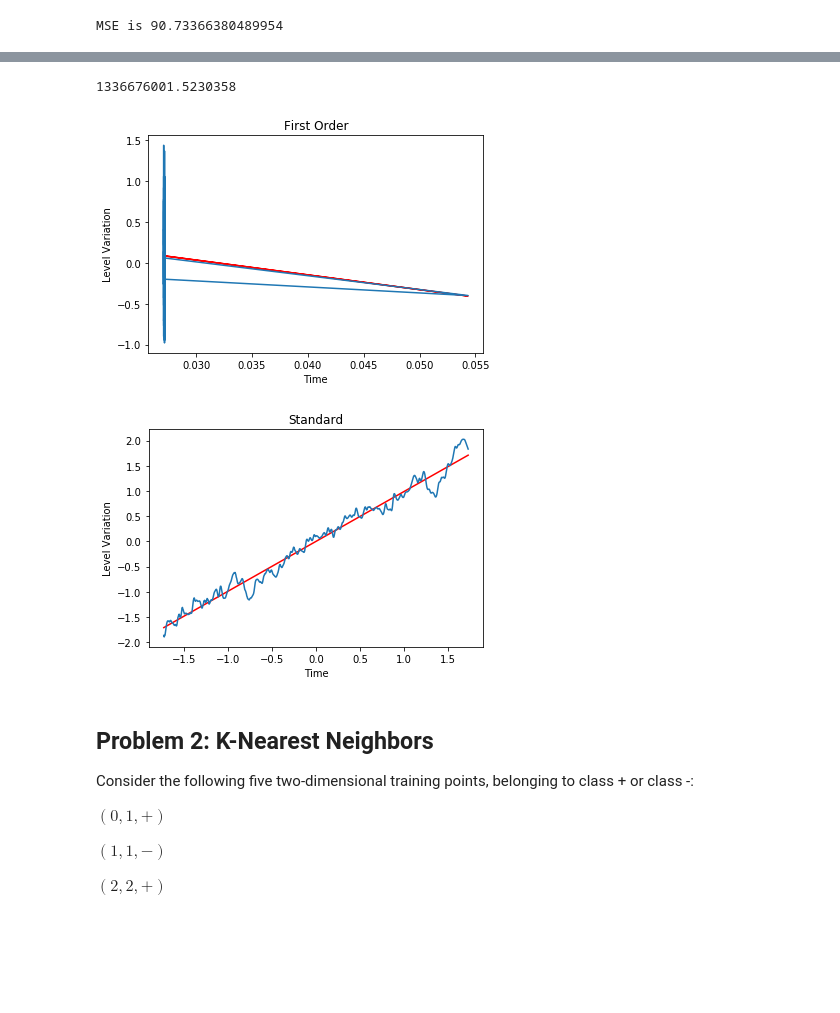
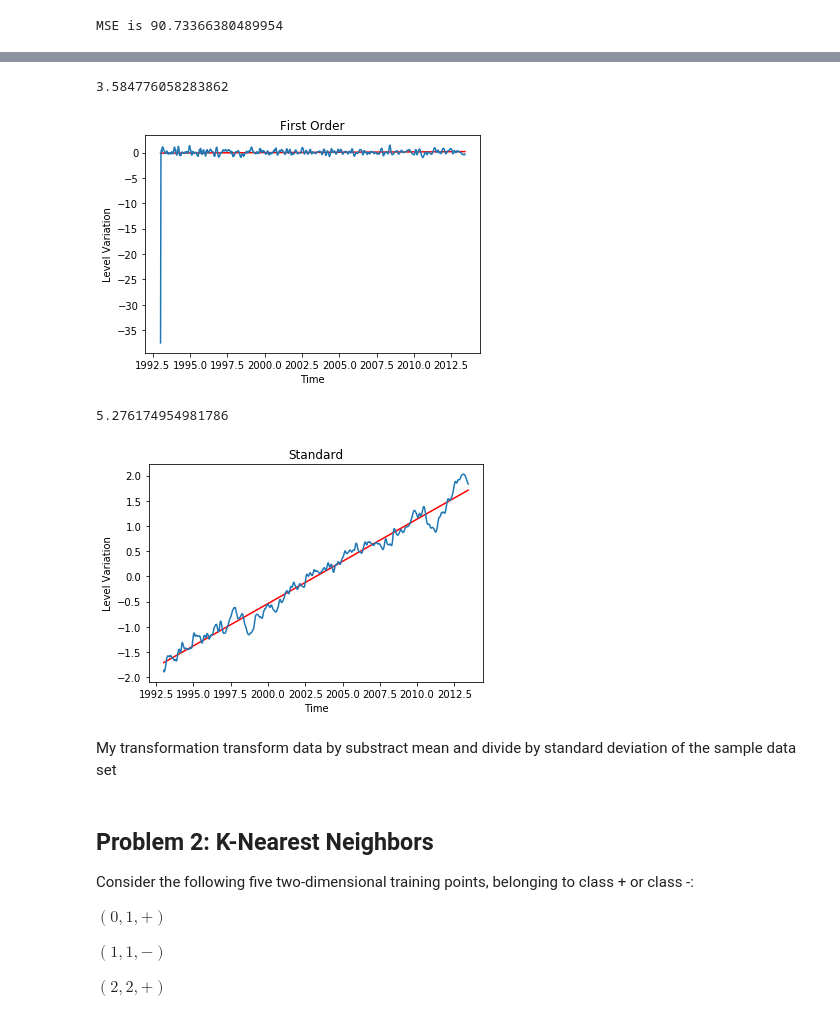
Before and after one commit to AtlasUnion/EC414, a Jupyter notebook: homework/hw3/EC414_HW3.ipynb, the cells around one changed output, grey strips where cells are left out. Drawn from its saved outputs; the diff is of its cells as text; code cells hidden in the pictures; blank space fills up the shorter version.

```diff
--- a/homework/hw3/EC414_HW3.ipynb
+++ b/homework/hw3/EC414_HW3.ipynb
@@ -214,42 +224,60 @@ MSE for window size fifteen is 114.27978357225277
 # %%
 # Part c - data transformations #
 # FIRST ORDER DIFFERENCING
-first_order_size = num_of_data - 1
-first_order_x_axis = np.zeros(first_order_size)
-first_order_y_axis = np.zeros(first_order_size)
+first_order_y_axis = np.zeros(num_of_data)
 
-for i in range(first_order_size):
-    first_order_x_axis[i] = x_axis[i+1] - x_axis[i]
-    first_order_y_axis[i] = y_axis[i+1] - y_axis[i]
-first_order_a, first_order_b = ols(first_order_x_axis, first_order_y_axis, first_order_size)
-y_first_order = first_order_a*first_order_x_axis + first_order_b
-convient_plot(first_order_x_axis, first_order_y_axis, y_first_order, "Time", "Level Variation", "First Order")
-# Repeat parts a and b for first order differencing
-MSE_first_order = calculate_MSE(first_order_a, first_order_b, x_axis_test, y_axis_test, num_of_data_test)
+for i in range(num_of_data-1):
+    first_order_y_axis[i+1] = y_axis[i+1] - y_axis[i]
+first_order_y_axis[0] = y_axis[0]
+# print(first_order_y_axis)
+first_order_a, first_order_b = ols(x_axis, first_order_y_axis, num_of_data)
+y_first_order = first_order_a*x_axis + first_order_b
+convient_plot(x_axis, first_order_y_axis, y_first_order, "Time", "Level Variation", "First Order")
+
+first_order_y_axis_test = np.zeros(num_of_data_test)
+
+for i in range(num_of_data_test-1):
+    first_order_y_axis_test[i+1] = y_axis_test[i+1] - y_axis_test[i]
+first_order_y_axis_test[0] = y_axis_test[0]
+
+MSE_first_order = calculate_MSE(first_order_a, first_order_b, x_axis_test, first_order_y_axis_test, num_of_data_test)
 print(MSE_first_order)
+# # Repeat parts a and b for first order differencing
+# MSE_first_order = calculate_MSE(first_order_a, first_order_b, x_axis_test, y_axis_test, num_of_data_test)
+# print(MSE_first_order)
 # %% [output]
-1336676001.5230358
+3.584776058283862
-[figure, old version]
+[figure, new version]
 # %%
 # Part c - data transformations #
 # YOUR OWN TRANSFORMATION
-mean_x = x_axis.mean()
+# Repeat parts a and b for your own transformation
+
+# part a
 mean_y = y_axis.mean()
-std_x = x_axis.std()
 std_y = y_axis.std()
-x_standard = np.zeros(num_of_data)
 y_standard = np.zeros(num_of_data)
 
 for i in range(num_of_data):
-    x_standard[i] = (x_axis[i] - mean_x)/std_x
     y_standard[i] = (y_axis[i] - mean_y)/std_y
-standard_a, standard_b = ols(x_standard, y_standard, num_of_data)
-standard_y = standard_a*x_standard + standard_b
-convient_plot(x_standard, y_standard, standard_y, "Time", "Level Variation", "Standard")
+standard_a, standard_b = ols(x_axis, y_standard, num_of_data)
+standard_y = standard_a*x_axis + standard_b
+convient_plot(x_axis, y_standard, standard_y, "Time", "Level Variation", "Standard")
 
-# Repeat parts a and b for your own transformation
+# part b
+mean_y_test = y_axis_test.mean()
+std_y_test = y_axis_test.std()
+y_standard_test = np.zeros(num_of_data_test)
+
+for i in range(num_of_data_test):
+    y_standard_test[i] = (y_axis_test[i] - mean_y_test)/std_y_test
+MSE_standard = calculate_MSE(standard_a, standard_b, x_axis_test, y_standard_test, num_of_data_test)
+print(MSE_standard)
 # %% [output]
+5.276174954981786
-[figure, old version]
+[figure, new version]
+# %% [markdown]
+My transformation transform data by substract mean and divide by standard deviation of the sample data set
 # %% [markdown]
 ## Problem 2: K-Nearest Neighbors
 
```
Also changed, not shown: parts of 12 cells of this notebook, 1 other file.
